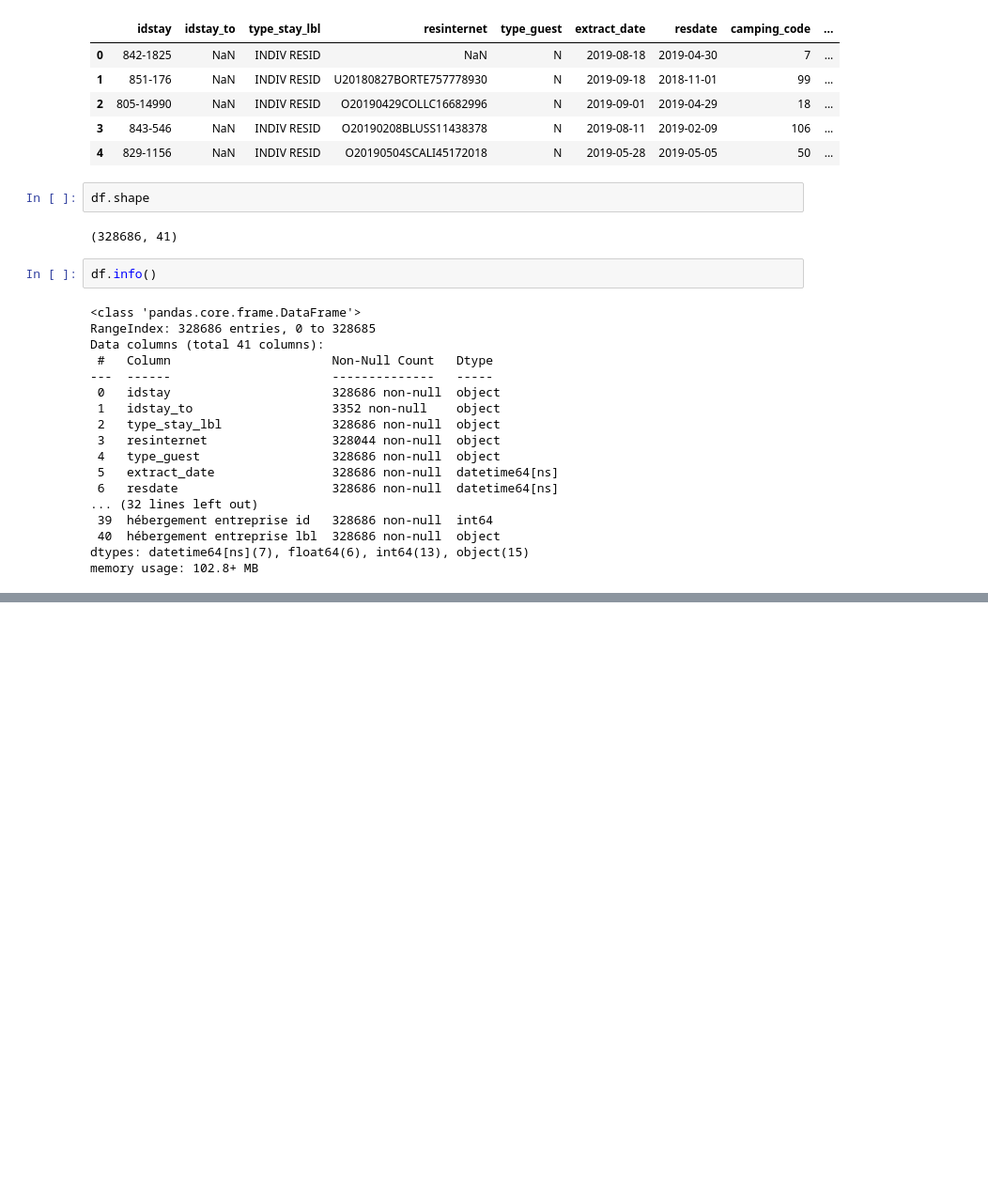
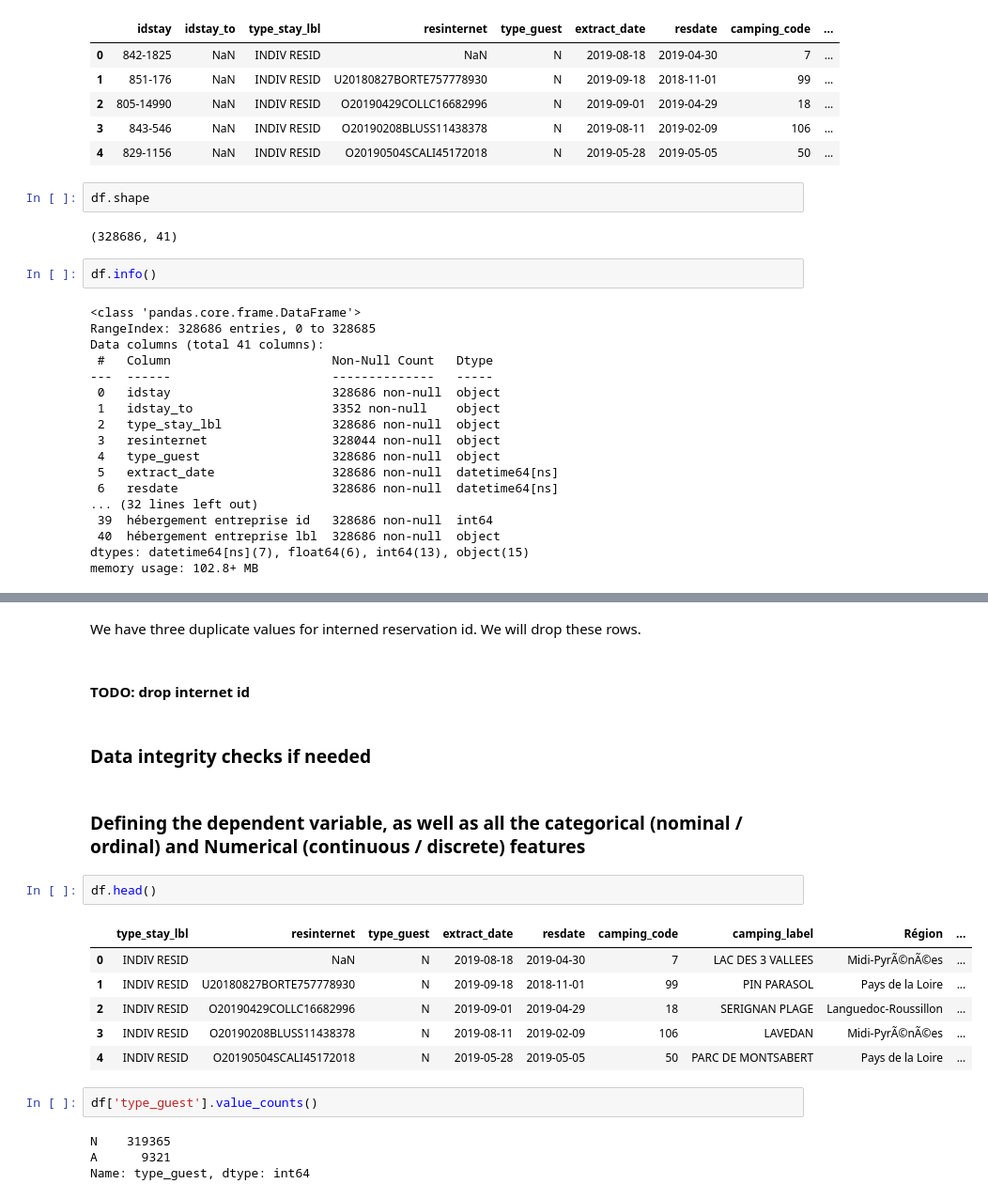
Before and after one commit to nico239677/hotel_revenue_optimization, a Jupyter notebook: Yelloh_2019.ipynb, the cells around one changed output, grey strips where cells are left out. Shown: that part at 94% size. Saved outputs shown, nothing was run; the diff lists cells and outputs as text; blank space fills up the shorter version.

```diff
--- a/Yelloh_2019.ipynb
+++ b/Yelloh_2019.ipynb
@@ -116,0 +158,23 @@ Name: hébergement entreprise lbl, dtype: int64
+# %% [markdown]
+We have three duplicate values for interned reservation id. We will drop these rows.
+# %% [markdown]
+#### TODO: drop internet id
+# %% [markdown]
+### Data integrity checks if needed
+# %% [markdown]
+### Defining the dependent variable, as well as all the categorical (nominal / ordinal) and Numerical (continuous / discrete) features
+# %%
+df.head()
+# %% [output]
+|  | type_stay_lbl | resinternet | type_guest | extract_date | resdate | camping_code | camping_label | Région | ... |
+| 0 | INDIV RESID | NaN | N | 2019-08-18 | 2019-04-30 | 7 | LAC DES 3 VALLEES | Midi-PyrÃ©nÃ©es | ... |
+| 1 | INDIV RESID | U20180827BORTE757778930 | N | 2019-09-18 | 2018-11-01 | 99 | PIN PARASOL | Pays de la Loire | ... |
+| 2 | INDIV RESID | O20190429COLLC16682996 | N | 2019-09-01 | 2019-04-29 | 18 | SERIGNAN PLAGE | Languedoc-Roussillon | ... |
+| 3 | INDIV RESID | O20190208BLUSS11438378 | N | 2019-08-11 | 2019-02-09 | 106 | LAVEDAN | Midi-PyrÃ©nÃ©es | ... |
+| 4 | INDIV RESID | O20190504SCALI45172018 | N | 2019-05-28 | 2019-05-05 | 50 | PARC DE MONTSABERT | Pays de la Loire | ... |
+# %%
+df['type_guest'].value_counts()
+# %% [output]
+N    319365
+A      9321
+Name: type_guest, dtype: int64
```
Also changed, not shown: parts of 24 cells of this notebook.
